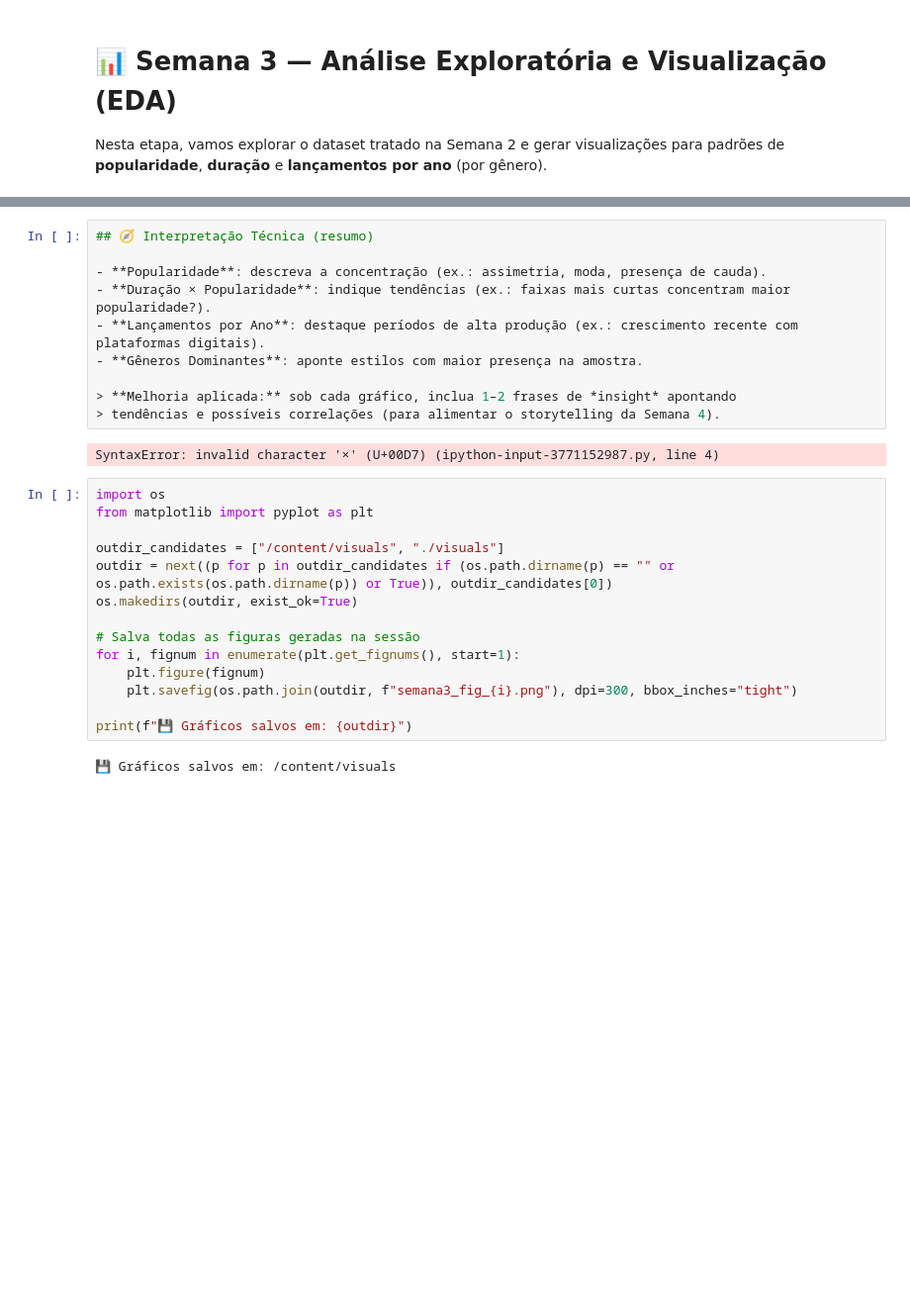
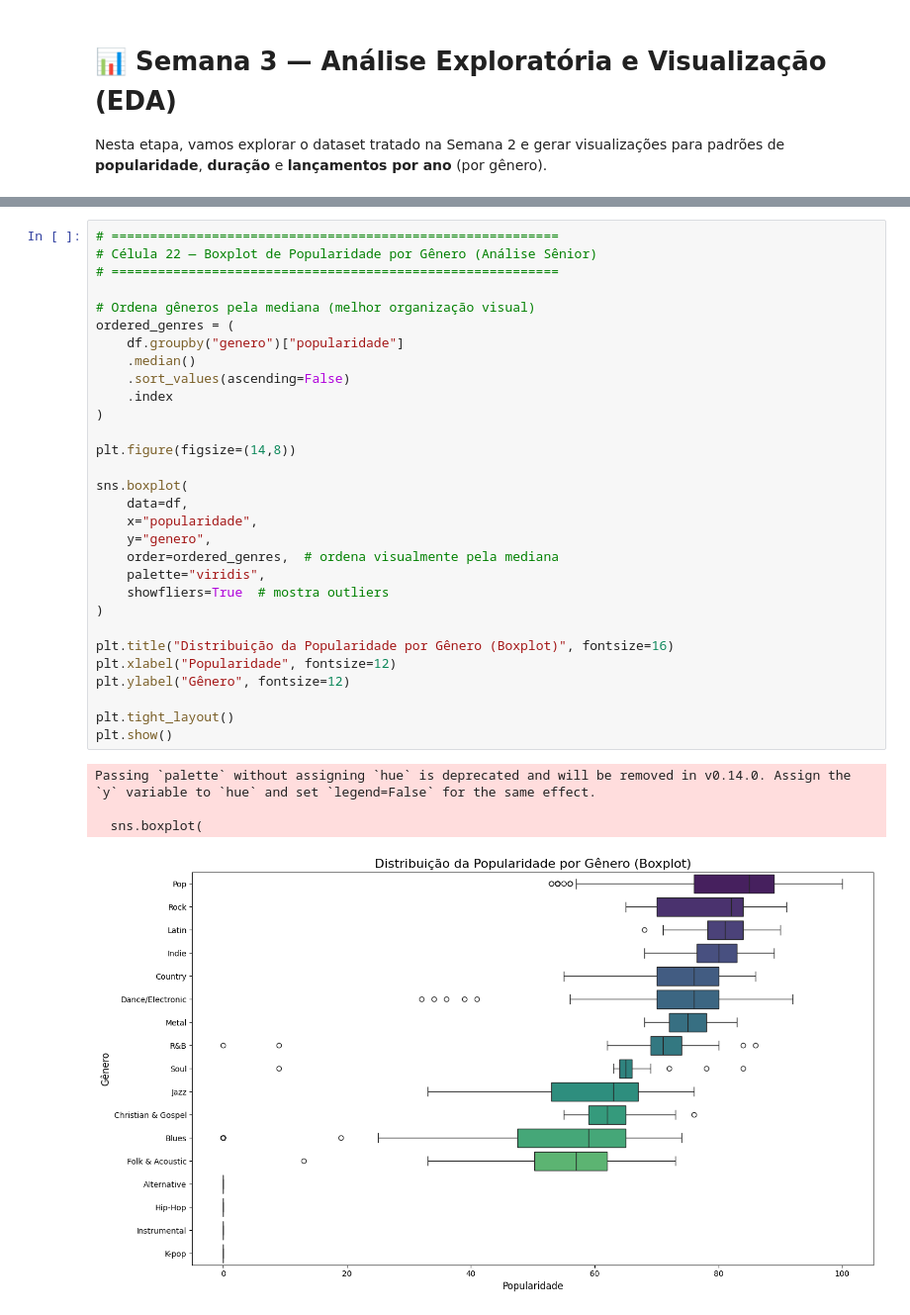
Before and after one commit to PadawanXXVI/spotify-data-storytelling, a Jupyter notebook: spotify.ipynb, the cells around one changed output, grey strips where cells are left out. Shown at 99% size. Drawn from its saved outputs; the diff is of its cells as text; blank space fills up the shorter version.

```diff
--- a/spotify.ipynb
+++ b/spotify.ipynb
@@ -532,28 +667,35 @@ plt.show()
-# %%
-## 🧭 Interpretação Técnica (resumo)
-
-- **Popularidade**: descreva a concentração (ex.: assimetria, moda, presença de cauda).
-- **Duração × Popularidade**: indique tendências (ex.: faixas mais curtas concentram maior popularidade?).
-- **Lançamentos por Ano**: destaque períodos de alta produção (ex.: crescimento recente com plataformas digitais).
-- **Gêneros Dominantes**: aponte estilos com maior presença na amostra.
-
-> **Melhoria aplicada:** sob cada gráfico, inclua 1–2 frases de *insight* apontando
-> tendências e possíveis correlações (para alimentar o storytelling da Semana 4).
-# %% [output]
-SyntaxError: invalid character '×' (U+00D7) (ipython-input-3771152987.py, line 4)
-# %%
-import os
-from matplotlib import pyplot as plt
-
-outdir_candidates = ["/content/visuals", "./visuals"]
-outdir = next((p for p in outdir_candidates if (os.path.dirname(p) == "" or os.path.exists(os.path.dirname(p)) or True)), outdir_candidates[0])
-os.makedirs(outdir, exist_ok=True)
-
-# Salva todas as figuras geradas na sessão
-for i, fignum in enumerate(plt.get_fignums(), start=1):
-    plt.figure(fignum)
-    plt.savefig(os.path.join(outdir, f"semana3_fig_{i}.png"), dpi=300, bbox_inches="tight")
-
-print(f"💾 Gráficos salvos em: {outdir}")
-# %% [output]
-💾 Gráficos salvos em: /content/visuals
+# %%
+# ==========================================================
+# Célula 22 — Boxplot de Popularidade por Gênero (Análise Sênior)
+# ==========================================================
+
+# Ordena gêneros pela mediana (melhor organização visual)
+ordered_genres = (
+    df.groupby("genero")["popularidade"]
+    .median()
+    .sort_values(ascending=False)
+    .index
+)
+
+plt.figure(figsize=(14,8))
+
+sns.boxplot(
+    data=df,
+    x="popularidade",
+    y="genero",
+    order=ordered_genres,  # ordena visualmente pela mediana
+    palette="viridis",
+    showfliers=True  # mostra outliers
+)
+
+plt.title("Distribuição da Popularidade por Gênero (Boxplot)", fontsize=16)
+plt.xlabel("Popularidade", fontsize=12)
+plt.ylabel("Gênero", fontsize=12)
+
+plt.tight_layout()
+plt.show()
+# %% [output]
+Passing `palette` without assigning `hue` is deprecated and will be removed in v0.14.0. Assign the `y` variable to `hue` and set `legend=False` for the same effect.
+
+  sns.boxplot(
+[figure, added]
```
Also changed, not shown: parts of 15 cells of this notebook.
